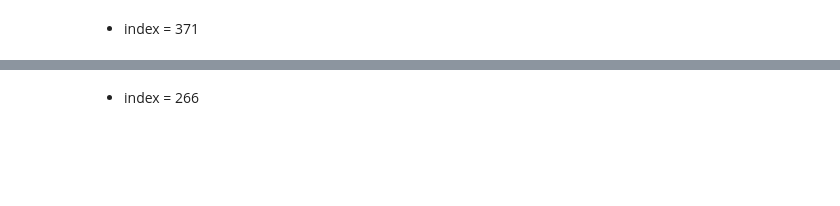
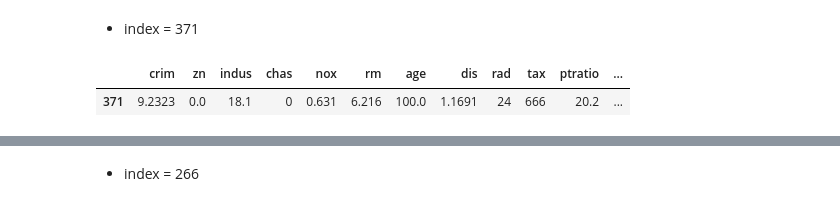
Before and after one commit to cyeongy/kt-aivle, a Jupyter notebook: AI모델_해석,평가/chapter 4-1. 모델에 대한 설명2_shap.ipynb, the cells around one changed output, grey strips where cells are left out. Cells and saved outputs as stored; diff of their text form; code cells hidden in the pictures; blank space fills up the shorter version.

```diff
--- a/AI모델_해석,평가/chapter 4-1. 모델에 대한 설명2_shap.ipynb
+++ b/AI모델_해석,평가/chapter 4-1. 모델에 대한 설명2_shap.ipynb
@@ -190,3 +242,10 @@ plt.show()
 shap_values1 = explainer1.shap_values(x)
 # %% [markdown]
 * index = 371
+# %%
+index = 371
+# %%
+x.iloc[[index], :]
+# %% [output]
+|  | crim | zn | indus | chas | nox | rm | age | dis | rad | tax | ptratio | ... |
+| 371 | 9.2323 | 0.0 | 18.1 | 0 | 0.631 | 6.216 | 100.0 | 1.1691 | 24 | 666 | 20.2 | ... |
```
Also changed, not shown: parts of 49 cells of this notebook, 12 other files.
